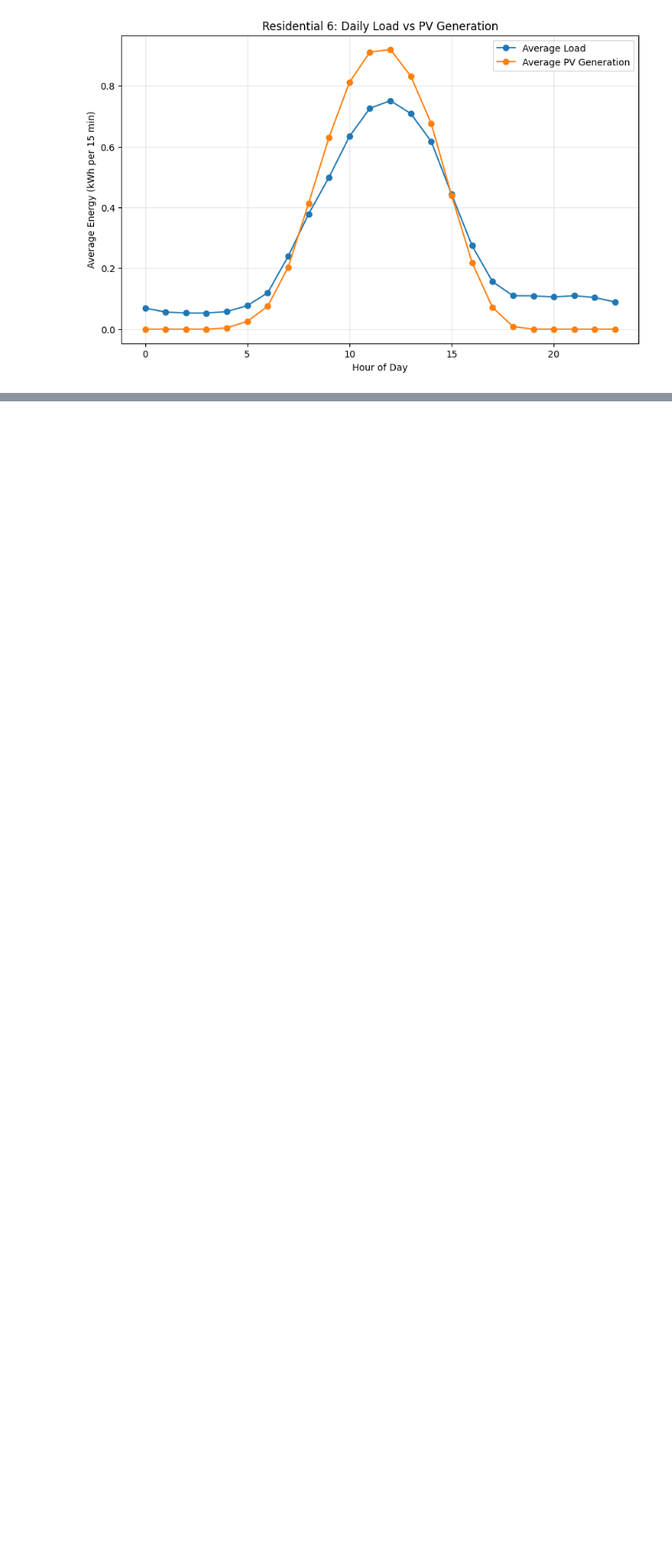
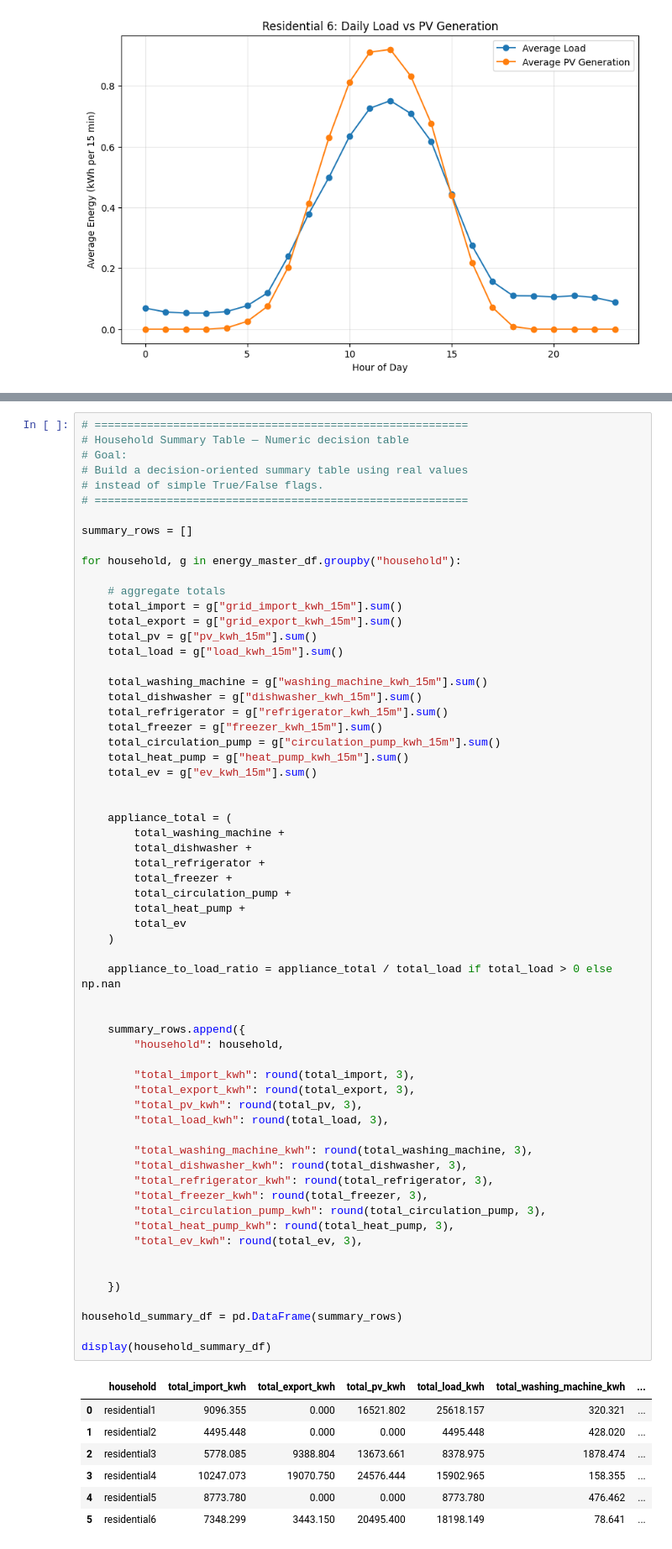
Before and after one commit to joschamz/hems-automation, a Jupyter notebook: models/Household Load-Mehdi-Refined Model.ipynb, the cells around one changed output, grey strips where cells are left out. Shown at 84% size. Drawn from its saved outputs; the diff is of its cells as text; blank space fills up the shorter version.

```diff
--- a/models/Household Load-Mehdi-Refined Model.ipynb
+++ b/models/Household Load-Mehdi-Refined Model.ipynb
@@ -1643,0 +1747,70 @@ for h in pv_houses:
+# %%
+# =========================================================
+# Household Summary Table — Numeric decision table
+# Goal:
+# Build a decision-oriented summary table using real values
+# instead of simple True/False flags.
+# =========================================================
+
+summary_rows = []
+
+for household, g in energy_master_df.groupby("household"):
+
+    # aggregate totals
+    total_import = g["grid_import_kwh_15m"].sum()
+    total_export = g["grid_export_kwh_15m"].sum()
+    total_pv = g["pv_kwh_15m"].sum()
+    total_load = g["load_kwh_15m"].sum()
+
+    total_washing_machine = g["washing_machine_kwh_15m"].sum()
+    total_dishwasher = g["dishwasher_kwh_15m"].sum()
+    total_refrigerator = g["refrigerator_kwh_15m"].sum()
+    total_freezer = g["freezer_kwh_15m"].sum()
+    total_circulation_pump = g["circulation_pump_kwh_15m"].sum()
+    total_heat_pump = g["heat_pump_kwh_15m"].sum()
+    total_ev = g["ev_kwh_15m"].sum()
+
+
+    appliance_total = (
+        total_washing_machine +
+        total_dishwasher +
+        total_refrigerator +
+        total_freezer +
+        total_circulation_pump +
+        total_heat_pump +
+        total_ev
+    )
+
+    appliance_to_load_ratio = appliance_total / total_load if total_load > 0 else np.nan
+
+
+    summary_rows.append({
+        "household": household,
+
+        "total_import_kwh": round(total_import, 3),
+        "total_export_kwh": round(total_export, 3),
+        "total_pv_kwh": round(total_pv, 3),
+        "total_load_kwh": round(total_load, 3),
+
+        "total_washing_machine_kwh": round(total_washing_machine, 3),
+        "total_dishwasher_kwh": round(total_dishwasher, 3),
+        "total_refrigerator_kwh": round(total_refrigerator, 3),
+        "total_freezer_kwh": round(total_freezer, 3),
+        "total_circulation_pump_kwh": round(total_circulation_pump, 3),
+        "total_heat_pump_kwh": round(total_heat_pump, 3),
+        "total_ev_kwh": round(total_ev, 3),
+
+
+    })
+
+household_summary_df = pd.DataFrame(summary_rows)
+
+display(household_summary_df)
+# %% [output]
+|  | household | total_import_kwh | total_export_kwh | total_pv_kwh | total_load_kwh | total_washing_machine_kwh | ... |
+| 0 | residential1 | 9096.355 | 0.000 | 16521.802 | 25618.157 | 320.321 | ... |
+| 1 | residential2 | 4495.448 | 0.000 | 0.000 | 4495.448 | 428.020 | ... |
+| 2 | residential3 | 5778.085 | 9388.804 | 13673.661 | 8378.975 | 1878.474 | ... |
+| 3 | residential4 | 10247.073 | 19070.750 | 24576.444 | 15902.965 | 158.355 | ... |
+| 4 | residential5 | 8773.780 | 0.000 | 0.000 | 8773.780 | 476.462 | ... |
+| 5 | residential6 | 7348.299 | 3443.150 | 20495.400 | 18198.149 | 78.641 | ... |
```
Also changed, not shown: parts of 10 cells of this notebook, 3 other files.
